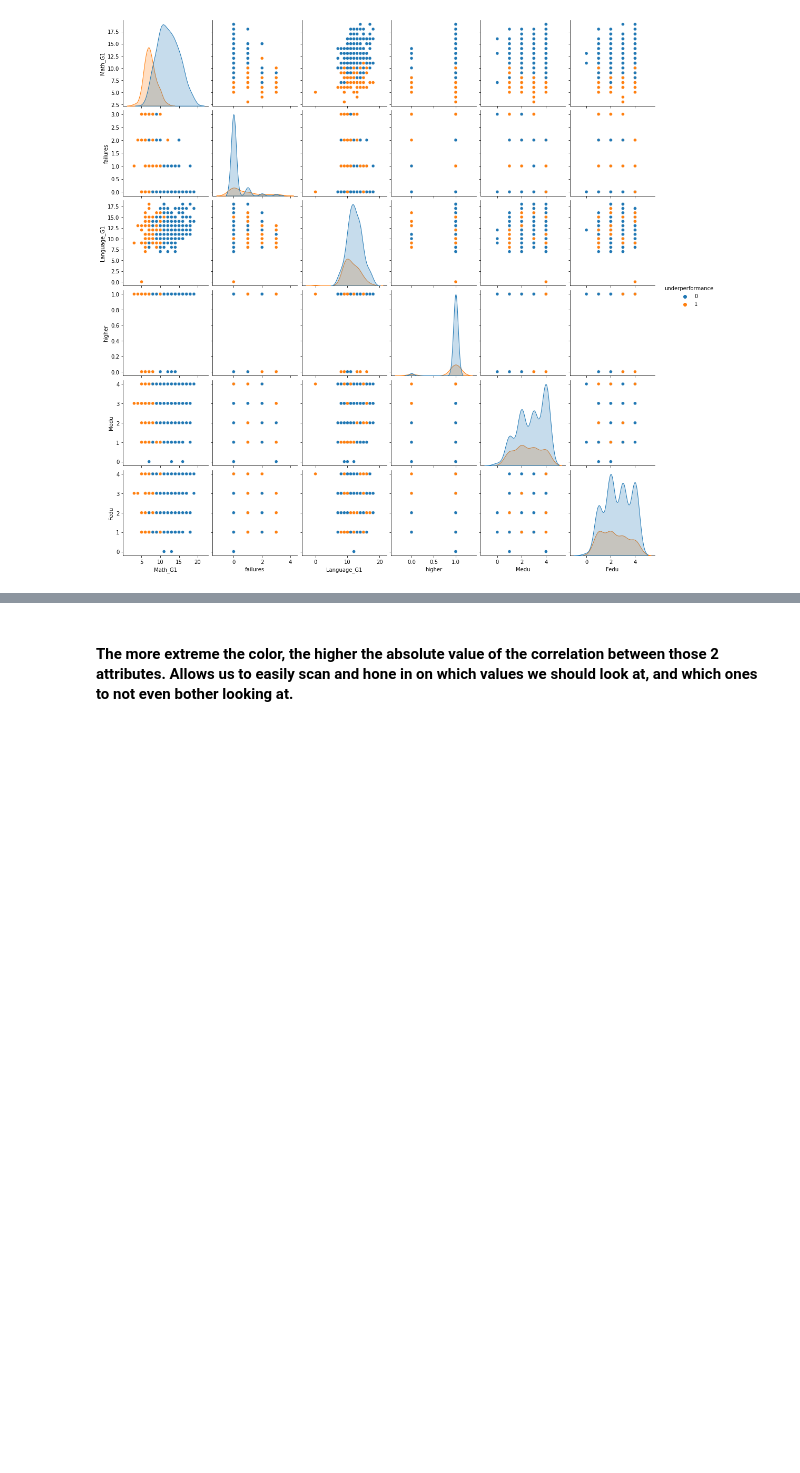
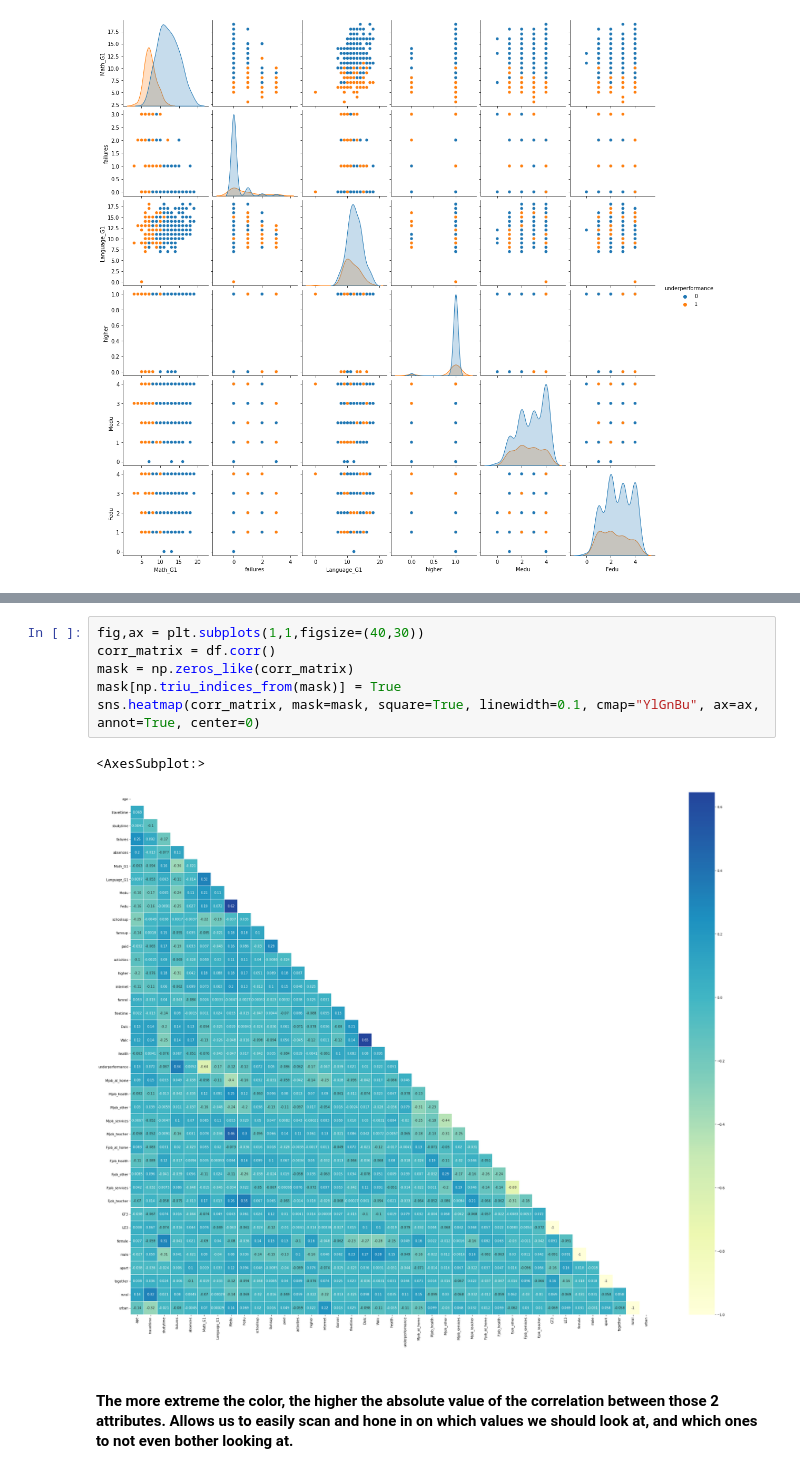
Before and after one commit to sethjmarcus/381-Data-Analytics, a Jupyter notebook: Notebooks/FinalProject_Spring2021(1).ipynb, the cells around one changed output, grey strips where cells are left out. Saved outputs shown, nothing was run; the diff lists cells and outputs as text; blank space fills up the shorter version.

```diff
--- a/Notebooks/FinalProject_Spring2021(1).ipynb
+++ b/Notebooks/FinalProject_Spring2021(1).ipynb
@@ -295,3 +294,12 @@ plt.show()
+# %%
+fig,ax = plt.subplots(1,1,figsize=(40,30))
+corr_matrix = df.corr()
+mask = np.zeros_like(corr_matrix)
+mask[np.triu_indices_from(mask)] = True
+sns.heatmap(corr_matrix, mask=mask, square=True, linewidth=0.1, cmap="YlGnBu", ax=ax, annot=True, center=0)
+# %% [output]
+<AxesSubplot:>
+[figure, added]
 # %% [markdown]
 #### The more extreme the color, the higher the absolute value of the correlation between those 2 attributes. Allows us to easily scan and hone in on which values we should look at, and which ones to not even bother looking at.
 # %% [markdown]
```
Also changed, not shown: parts of 6 cells of this notebook.
